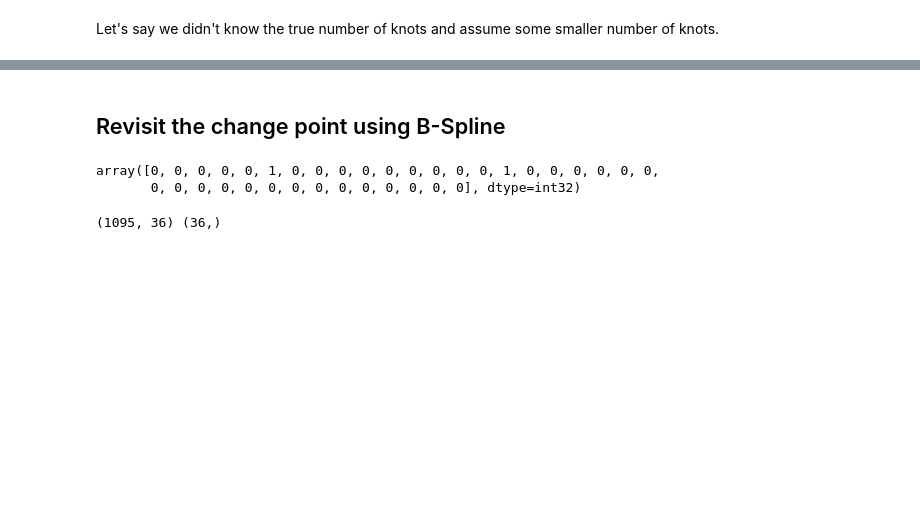
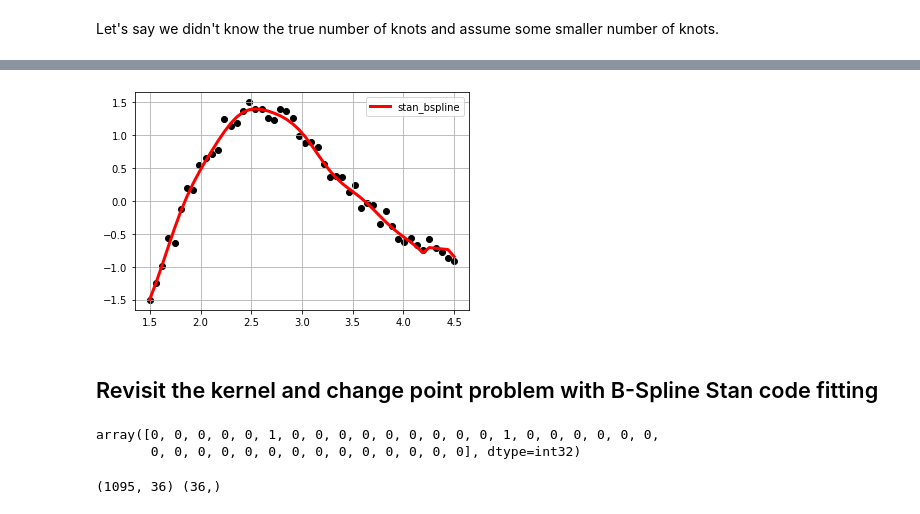
Before and after one commit to edwinnglabs/ts-playground, a Jupyter notebook: notebooks/change_point_spline.ipynb, the cells around one changed output, grey strips where cells are left out. Drawn from its saved outputs; the diff is of its cells as text; code cells hidden in the pictures; blank space fills up the shorter version.

Commit message:
change point research

```diff
--- a/notebooks/change_point_spline.ipynb
+++ b/notebooks/change_point_spline.ipynb
@@ -132,15 +210,19 @@ INFO:pystan:COMPILING THE C++ CODE FOR MODEL anon_model_33648494d1aa8107d1233509
 # %% [markdown]
 Let's say we didn't know the true number of knots and assume some smaller number of knots.
+# %%
+knots = np.quantile(xx, np.arange(0, 1, 1/10))
 # %%
 input_data = {
     'num_data': len(xx),
-    'num_basis': b.shape[1],
-    'Y':  y,
+    'num_knots':len(knots),
+    'knots': knots,
+    'spline_degree': 3,
+    'Y': y,
     'X': xx,
-    'B': b.transpose(),
+#     'B': b.transpose(),
 }
 # %%
-fit = sm.optimizing(data=input_data)
+fit = sm.sampling(data=input_data)
 yhat = fit['Y_hat']
 c0 = fit['a0']
 c = fit['a']
@@ -149,12 +247,14 @@ RuntimeError: Exception: mismatch in dimension declared and found in context; pr
 # %%
 fig, ax = plt.subplots()
-ax.plot(xx, yhat, 'r-', lw=3, label='stan_bspline')
+ax.plot(xx, np.median(yhat, 0), 'r-', lw=3, label='stan_bspline')
 ax.scatter(xx, y, color='black')
 ax.grid(True)
 ax.legend(loc='best')
 plt.show()
+# %% [output]
+[figure, added]
 # %% [markdown]
-## Revisit the change point using B-Spline
+## Revisit the kernel and change point problem with B-Spline Stan code fitting
 # %%
 def sandwich_kernel(x, x_i):
     """
```
Also changed, not shown: parts of 22 cells of this notebook, 2 other files.
